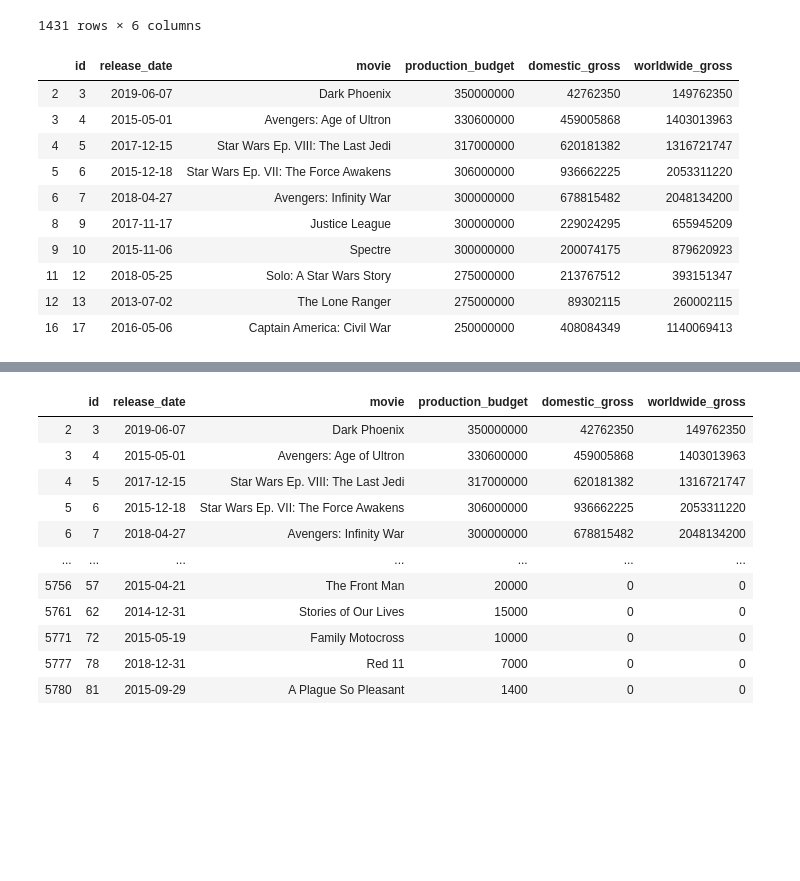
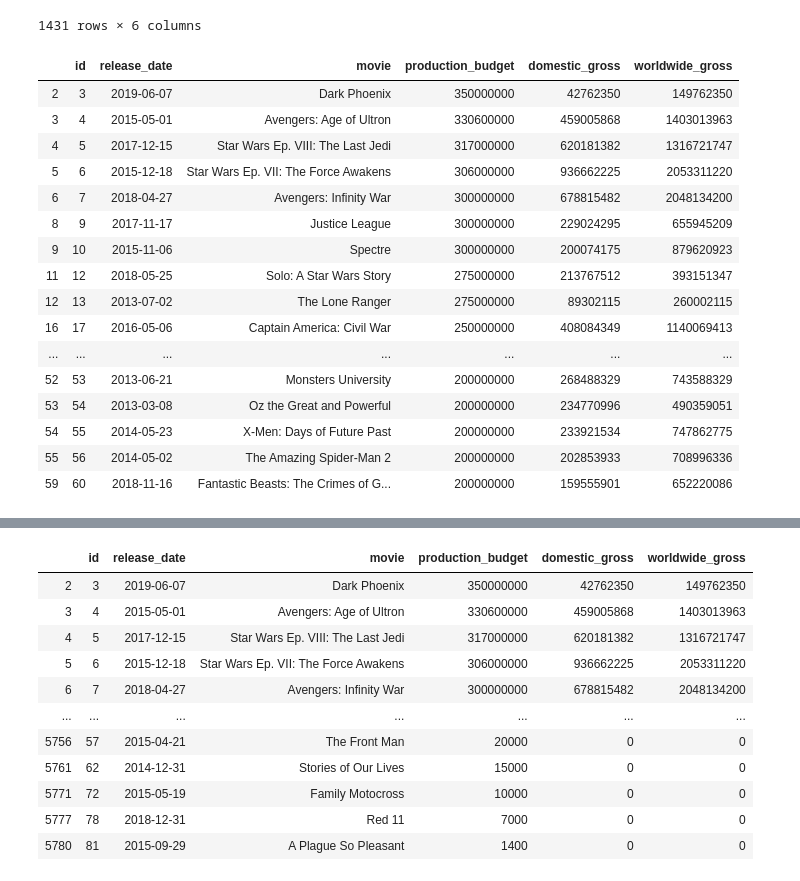
Before and after one commit to dalayne95/mod-1-project-darian-trey, a Jupyter notebook: Release date comparison .ipynb, the cells around one changed output, grey strips where cells are left out. Drawn from its saved outputs; the diff is of its cells as text; code cells hidden in the pictures; blank space fills up the shorter version.

```diff
--- a/Release date comparison .ipynb
+++ b/Release date comparison .ipynb
@@ -136,22 +136,28 @@ See the caveats in the documentation: http://pandas.pydata.org/pandas-docs/stabl
 df.production_budget = df.production_budget.astype(int)
 df.domestic_gross = df.domestic_gross.astype(int)
 df.worldwide_gross = df.worldwide_gross.astype(int)
-# %%
-df = df[:10]
-
-df
-# %% [output]
-|  | id | release_date | movie | production_budget | domestic_gross | worldwide_gross |
-| 2 | 3 | 2019-06-07 | Dark Phoenix | 350000000 | 42762350 | 149762350 |
-| 3 | 4 | 2015-05-01 | Avengers: Age of Ultron | 330600000 | 459005868 | 1403013963 |
-| 4 | 5 | 2017-12-15 | Star Wars Ep. VIII: The Last Jedi | 317000000 | 620181382 | 1316721747 |
-| 5 | 6 | 2015-12-18 | Star Wars Ep. VII: The Force Awakens | 306000000 | 936662225 | 2053311220 |
-| 6 | 7 | 2018-04-27 | Avengers: Infinity War | 300000000 | 678815482 | 2048134200 |
-| 8 | 9 | 2017-11-17 | Justice League | 300000000 | 229024295 | 655945209 |
-| 9 | 10 | 2015-11-06 | Spectre | 300000000 | 200074175 | 879620923 |
-| 11 | 12 | 2018-05-25 | Solo: A Star Wars Story | 275000000 | 213767512 | 393151347 |
-| 12 | 13 | 2013-07-02 | The Lone Ranger | 275000000 | 89302115 | 260002115 |
-| 16 | 17 | 2016-05-06 | Captain America: Civil War | 250000000 | 408084349 | 1140069413 |
+# %%
+dfdropped = df[:30]
+
+dfdropped
+# %% [output]
+|  | id | release_date | movie | production_budget | domestic_gross | worldwide_gross |
+| 2 | 3 | 2019-06-07 | Dark Phoenix | 350000000 | 42762350 | 149762350 |
+| 3 | 4 | 2015-05-01 | Avengers: Age of Ultron | 330600000 | 459005868 | 1403013963 |
+| 4 | 5 | 2017-12-15 | Star Wars Ep. VIII: The Last Jedi | 317000000 | 620181382 | 1316721747 |
+| 5 | 6 | 2015-12-18 | Star Wars Ep. VII: The Force Awakens | 306000000 | 936662225 | 2053311220 |
+| 6 | 7 | 2018-04-27 | Avengers: Infinity War | 300000000 | 678815482 | 2048134200 |
+| 8 | 9 | 2017-11-17 | Justice League | 300000000 | 229024295 | 655945209 |
+| 9 | 10 | 2015-11-06 | Spectre | 300000000 | 200074175 | 879620923 |
+| 11 | 12 | 2018-05-25 | Solo: A Star Wars Story | 275000000 | 213767512 | 393151347 |
+| 12 | 13 | 2013-07-02 | The Lone Ranger | 275000000 | 89302115 | 260002115 |
+| 16 | 17 | 2016-05-06 | Captain America: Civil War | 250000000 | 408084349 | 1140069413 |
+| ... | ... | ... | ... | ... | ... | ... |
+| 52 | 53 | 2013-06-21 | Monsters University | 200000000 | 268488329 | 743588329 |
+| 53 | 54 | 2013-03-08 | Oz the Great and Powerful | 200000000 | 234770996 | 490359051 |
+| 54 | 55 | 2014-05-23 | X-Men: Days of Future Past | 200000000 | 233921534 | 747862775 |
+| 55 | 56 | 2014-05-02 | The Amazing Spider-Man 2 | 200000000 | 202853933 | 708996336 |
+| 59 | 60 | 2018-11-16 | Fantastic Beasts: The Crimes of G... | 200000000 | 159555901 | 652220086 |
 # %%
 import seaborn as sns
 import matplotlib.pyplot as plt
```
Also changed, not shown: parts of 2 cells of this notebook, 1 other file.
